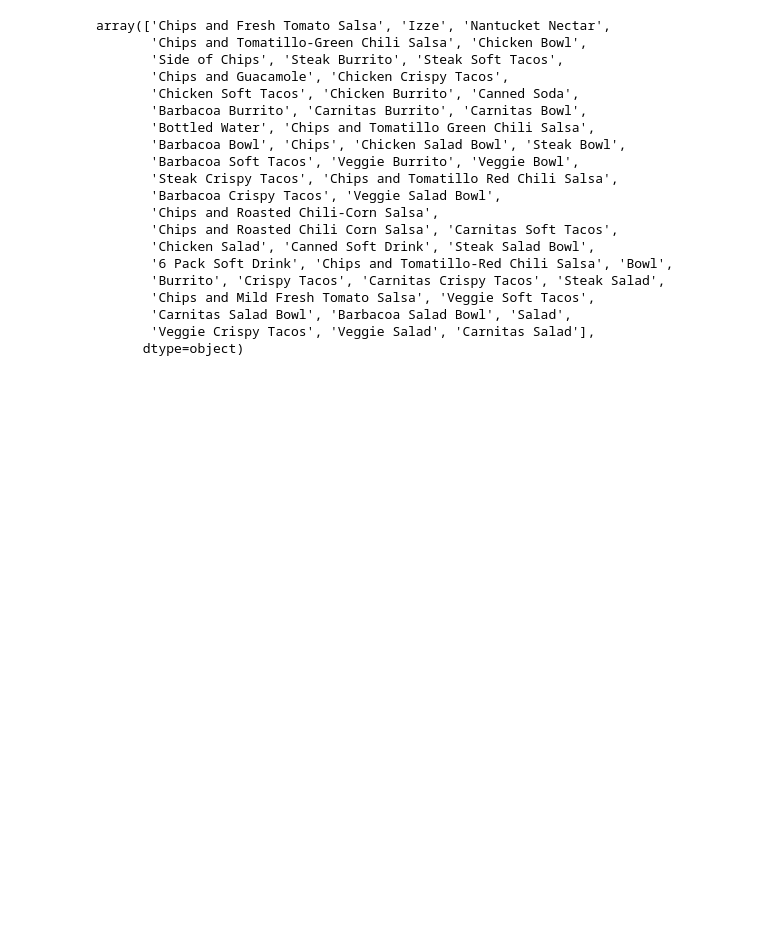
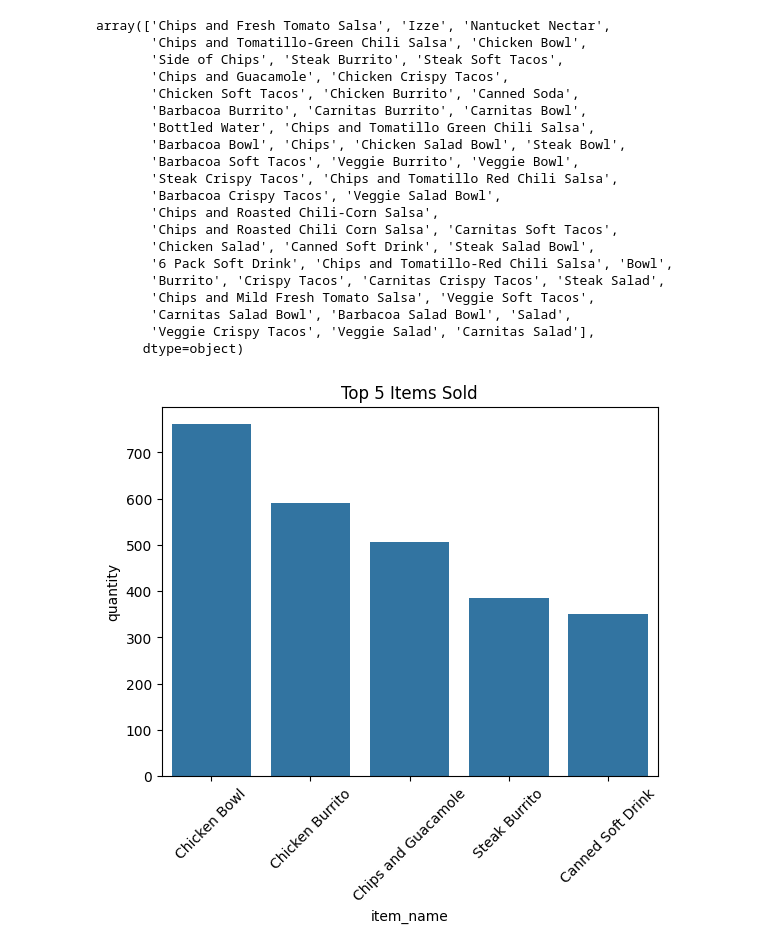
Before and after one commit to nicngu749/orange-data-exploration, a Jupyter notebook: chipotle_data.ipynb, the cells around one changed output. Saved outputs shown, nothing was run; the diff lists cells and outputs as text; code cells hidden in the pictures; blank space fills up the shorter version.

```diff
--- a/chipotle_data.ipynb
+++ b/chipotle_data.ipynb
@@ -96,4 +96,13 @@ array(['Chips and Fresh Tomato Salsa', 'Izze', 'Nantucket Nectar',
        'Veggie Crispy Tacos', 'Veggie Salad', 'Carnitas Salad'],
       dtype=object)
 # %%
-most_sold = chipotle_data.groupby('item_name')
+most_sold = chipotle_data.groupby('item_name')['quantity'].sum().nlargest(5)
+most_sold
+df = pd.DataFrame(most_sold)
+
+seaborn.barplot(x='item_name', y='quantity', data=df)
+plt.xticks(rotation=45)
+plt.title("Top 5 Items Sold")
+plt.show()
+# %% [output]
+[figure, added]
```
Also changed, not shown: parts of 5 cells of this notebook.
